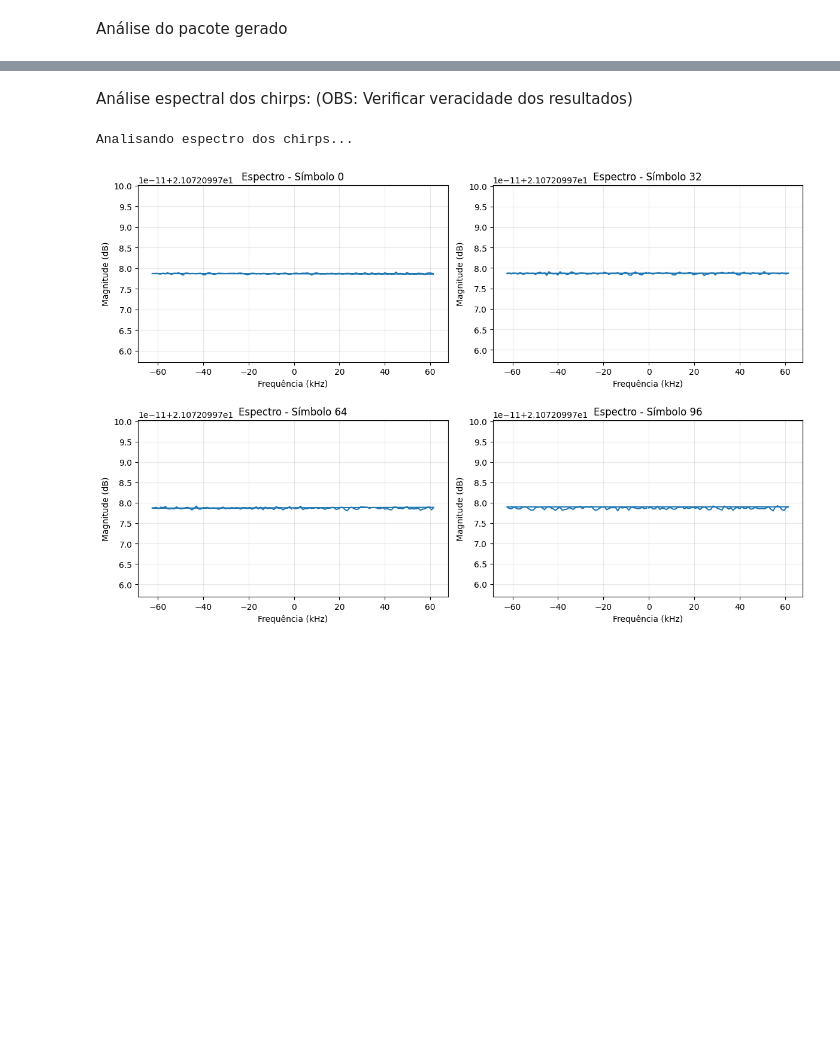
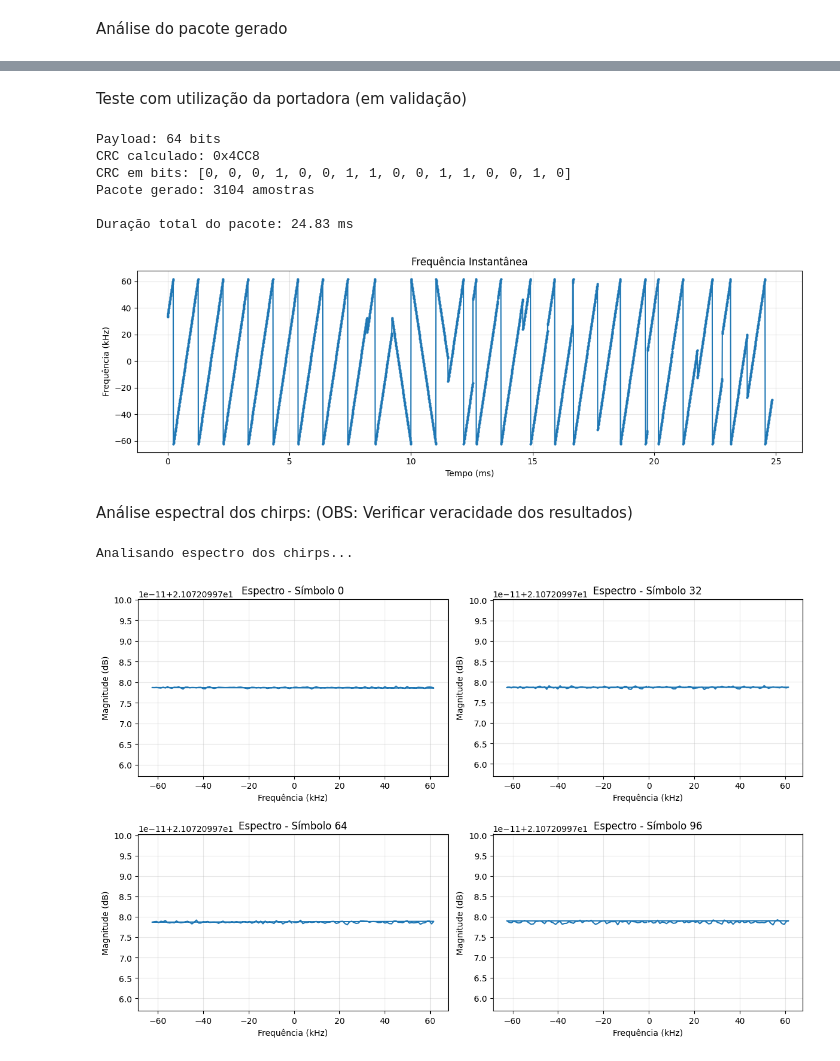
Before and after one commit to AdrionRosanelli/LoRa_Sionna, a Jupyter notebook: LoRa_SionnaPHY_Tx.ipynb, the cells around one changed output, grey strips where cells are left out. Cells and saved outputs as stored; diff of their text form; code cells hidden in the pictures; blank space fills up the shorter version.

```diff
--- a/LoRa_SionnaPHY_Tx.ipynb
+++ b/LoRa_SionnaPHY_Tx.ipynb
@@ -354,3 +450,46 @@ plt.show()
+# %% [markdown]
+Teste com utilização da portadora (em validação)
+# %%
+# Inicializa LoRa PHY
+lora_phy2 = LoRaPhysicalLayer(
+        spreading_factor=7,
+        bandwidth=125e3,
+        coding_rate=1,
+        carrier_freq=916.8e6  # 916.8 MHz
+)
+
+# Dados para transmissão
+payload2 = [1, 0, 1, 1, 0, 0, 1, 0, 1, 1, 1, 0, 0, 1, 0, 1] * 4  # 64 bits
+print(f"Payload: {len(payload2)} bits")
+
+# Gera pacote LoRa
+packet2, temp2 = lora_phy2.generate_lora_packet(payload2)
+print(f"Pacote gerado: {len(packet2)} amostras\n")
+print(f"Duração total do pacote: {len(packet2) * lora_phy2.chip_duration * 1000:.2f} ms")
+
+freq_inst2 = lora_phy2.calculate_instantaneous_frequency(packet2)
+#t_freq = temp[:-1]  # Tempo para frequência instantânea (um ponto a menos)
+Tempo2 = np.linspace(0, len(packet2) * lora_phy2.chip_duration, len(freq_inst2));
+
+plt.figure(figsize=(12, 4))
+# Plota parte real
+#plt.plot(t_freq*1000, freq_inst/1000)
+plt.plot(Tempo2*1000, freq_inst2/1000, '-o', markersize=2)
+plt.title(f'Frequência Instantânea')
+plt.xlabel('Tempo (ms)')
+plt.ylabel('Frequência (kHz)')
+plt.grid(True, alpha=0.3)
+
+plt.tight_layout()
+plt.show()
+# %% [output]
+Payload: 64 bits
+CRC calculado: 0x4CC8
+CRC em bits: [0, 0, 0, 1, 0, 0, 1, 1, 0, 0, 1, 1, 0, 0, 1, 0]
+Pacote gerado: 3104 amostras
+
+Duração total do pacote: 24.83 ms
+[figure, added]
 # %% [markdown]
 Análise espectral dos chirps: (OBS: Verificar veracidade dos resultados)
 # %%
```
Also changed, not shown: parts of 3 cells of this notebook.
